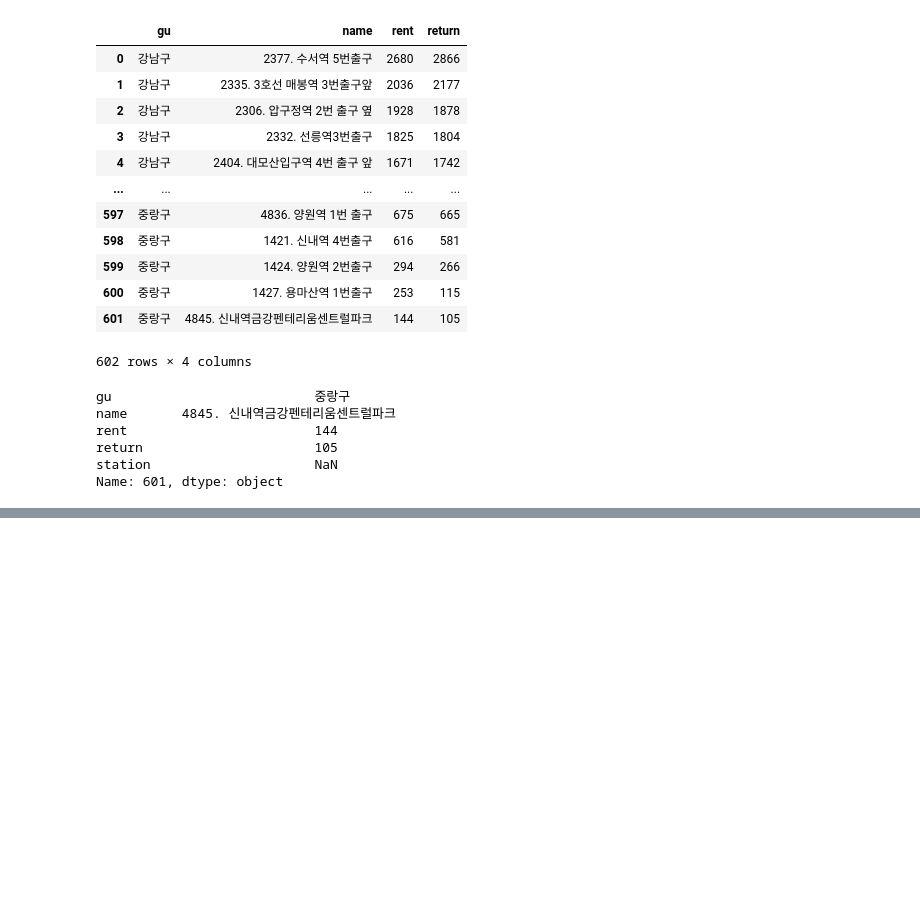
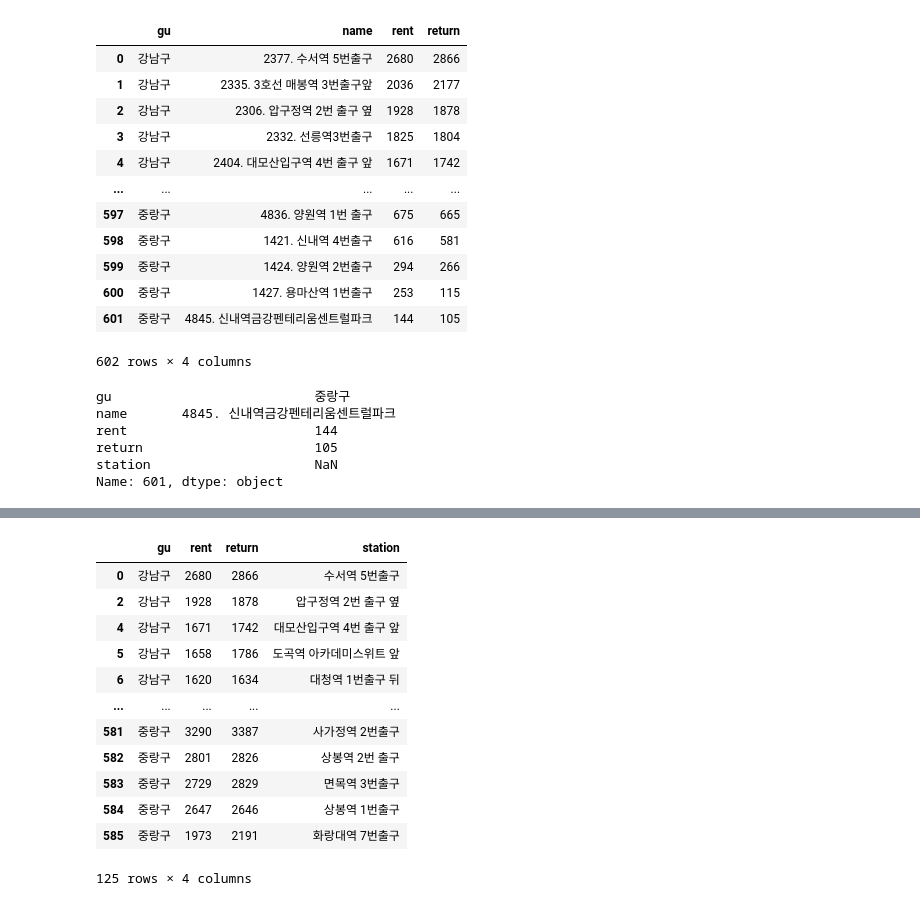
Before and after one commit to devna0111/FlowCast, a Jupyter notebook: Data_Preprocessing/공공자전거 대여량 역 기준 행정구 탑 5 비중.ipynb, the cells around one changed output, grey strips where cells are left out. Saved outputs shown, nothing was run; the diff lists cells and outputs as text; code cells hidden in the pictures; blank space fills up the shorter version.

```diff
--- a/Data_Preprocessing/공공자전거 대여량 역 기준 행정구 탑 5 비중.ipynb
+++ b/Data_Preprocessing/공공자전거 대여량 역 기준 행정구 탑 5 비중.ipynb
@@ -172,0 +183,16 @@ for gu in gu_data :
+# %%
+df_1
+# %% [output]
+|  | gu | rent | return | station |
+| 0 | 강남구 | 2680 | 2866 | 수서역 5번출구 |
+| 2 | 강남구 | 1928 | 1878 | 압구정역 2번 출구 옆 |
+| 4 | 강남구 | 1671 | 1742 | 대모산입구역 4번 출구 앞 |
+| 5 | 강남구 | 1658 | 1786 | 도곡역 아카데미스위트 앞 |
+| 6 | 강남구 | 1620 | 1634 | 대청역 1번출구 뒤 |
+| ... | ... | ... | ... | ... |
+| 581 | 중랑구 | 3290 | 3387 | 사가정역 2번출구 |
+| 582 | 중랑구 | 2801 | 2826 | 상봉역 2번 출구 |
+| 583 | 중랑구 | 2729 | 2829 | 면목역 3번출구 |
+| 584 | 중랑구 | 2647 | 2646 | 상봉역 1번출구 |
+| 585 | 중랑구 | 1973 | 2191 | 화랑대역 7번출구 |
+125 rows × 4 columns
```
Also changed, not shown: parts of 14 cells of this notebook, 38 other files.
